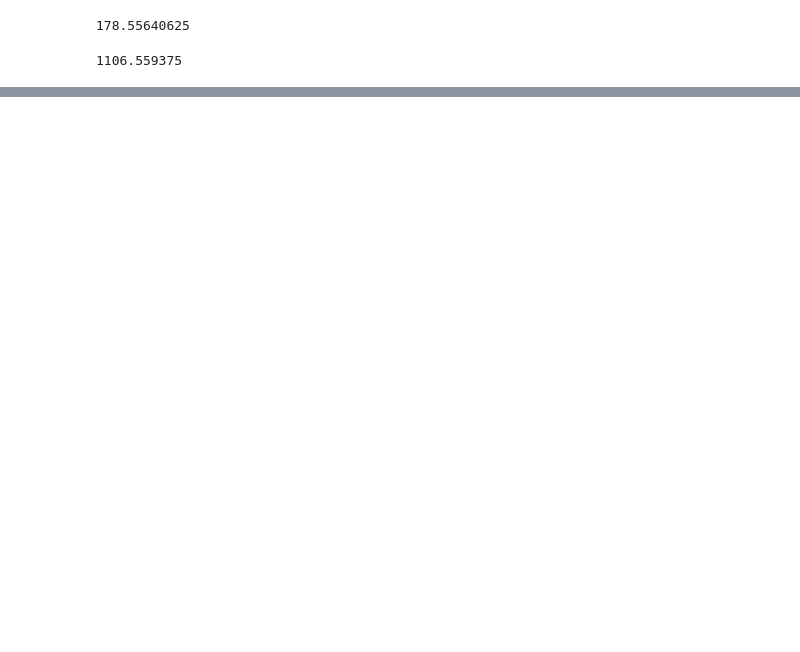
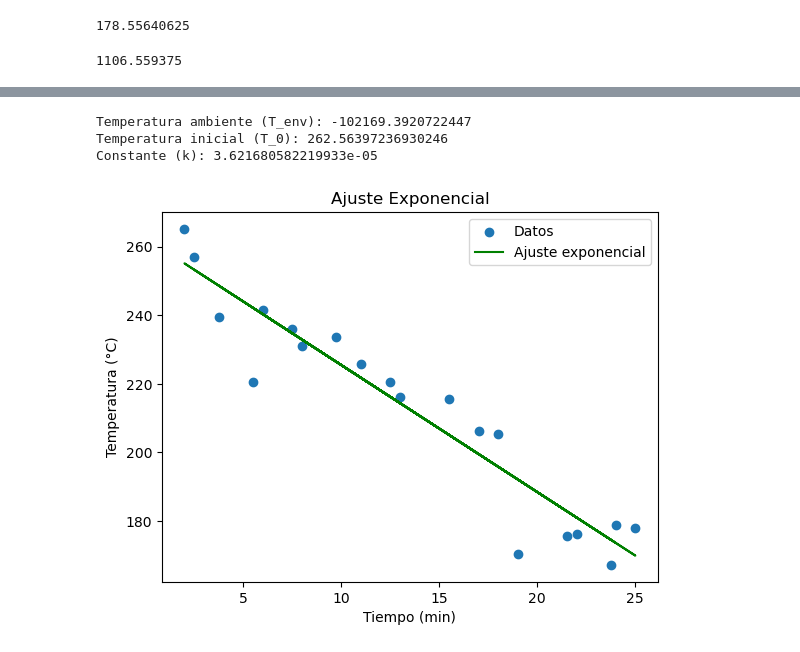
Before and after one commit to hectorfro/LabFisicaWork, a Jupyter notebook: GuiaLabora/Notebook/Cap05.ipynb, the cells around one changed output, grey strips where cells are left out. Cells and saved outputs as stored; diff of their text form; code cells hidden in the pictures; blank space fills up the shorter version.

```diff
--- a/GuiaLabora/Notebook/Cap05.ipynb
+++ b/GuiaLabora/Notebook/Cap05.ipynb
@@ -323,0 +426,44 @@ t-b: 395.3337771908736, p-b: 0.0
+# %%
+import numpy as np
+import matplotlib.pyplot as plt
+from scipy.optimize import curve_fit
+
+yn = np.array([215.70, 167.15, 231.00, 206.30, 220.50,
+               170.30, 178.70, 257.00, 235.90, 225.70,
+               216.20, 239.55, 177.80, 233.75, 176.30,
+               205.50, 241.40, 220.50, 265.20, 175.70])
+xn = np.array([15.50, 23.75, 8.00, 17.00, 5.50, 19.00, 24.00, 2.50,
+               7.50, 11.00, 13.00, 3.75, 25.00, 9.75, 22.00, 18.00,
+               6.00, 12.50, 2.00, 21.50])
+
+# Modelo exponencial
+def exponential_model(x, T_env, T_0, k):
+    return T_env + (T_0 - T_env) * np.exp(-k * x)
+
+# Ajuste exponencial con incremento de maxfev y ajuste de valores iniciales
+try:
+    params, covariance = curve_fit(
+        exponential_model, xn, yn, p0=[1700, 2500, 0.01], maxfev=4000
+    )
+    T_env, T_0, k = params
+
+    # Mostrar resultados
+    print(f'Temperatura ambiente (T_env): {T_env}')
+    print(f'Temperatura inicial (T_0): {T_0}')
+    print(f'Constante (k): {k}')
+
+    # Graficar resultados
+    plt.scatter(xn, yn, label='Datos')
+    plt.plot(xn, exponential_model(xn, T_env, T_0, k), 'g', label='Ajuste exponencial')
+    plt.xlabel('Tiempo (min)')
+    plt.ylabel('Temperatura (°C)')
+    plt.title('Ajuste Exponencial')
+    plt.legend()
+    plt.show()
+except RuntimeError as e:
+    print(f"No se pudieron encontrar los parámetros óptimos: {e}")
+# %% [output]
+Temperatura ambiente (T_env): -102169.3920722447
+Temperatura inicial (T_0): 262.56397236930246
+Constante (k): 3.621680582219933e-05
+[figure, added]
```
Also changed, not shown: parts of 27 cells of this notebook.
